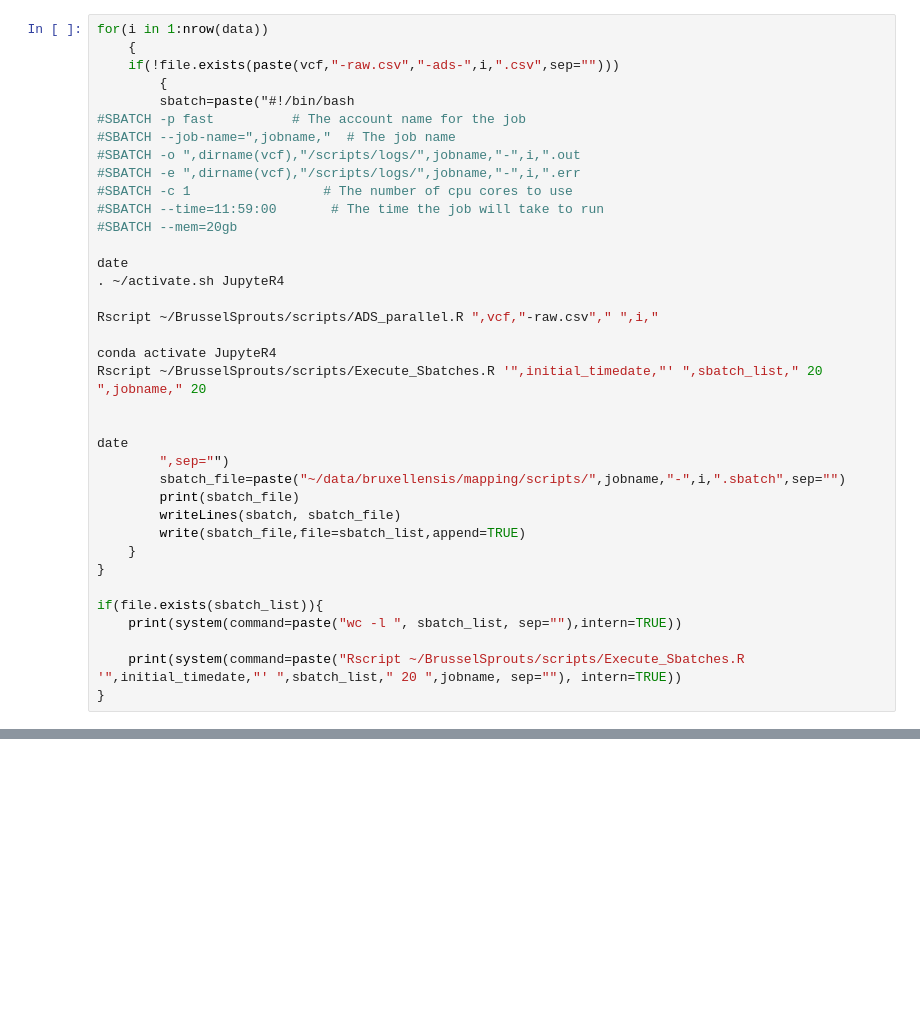
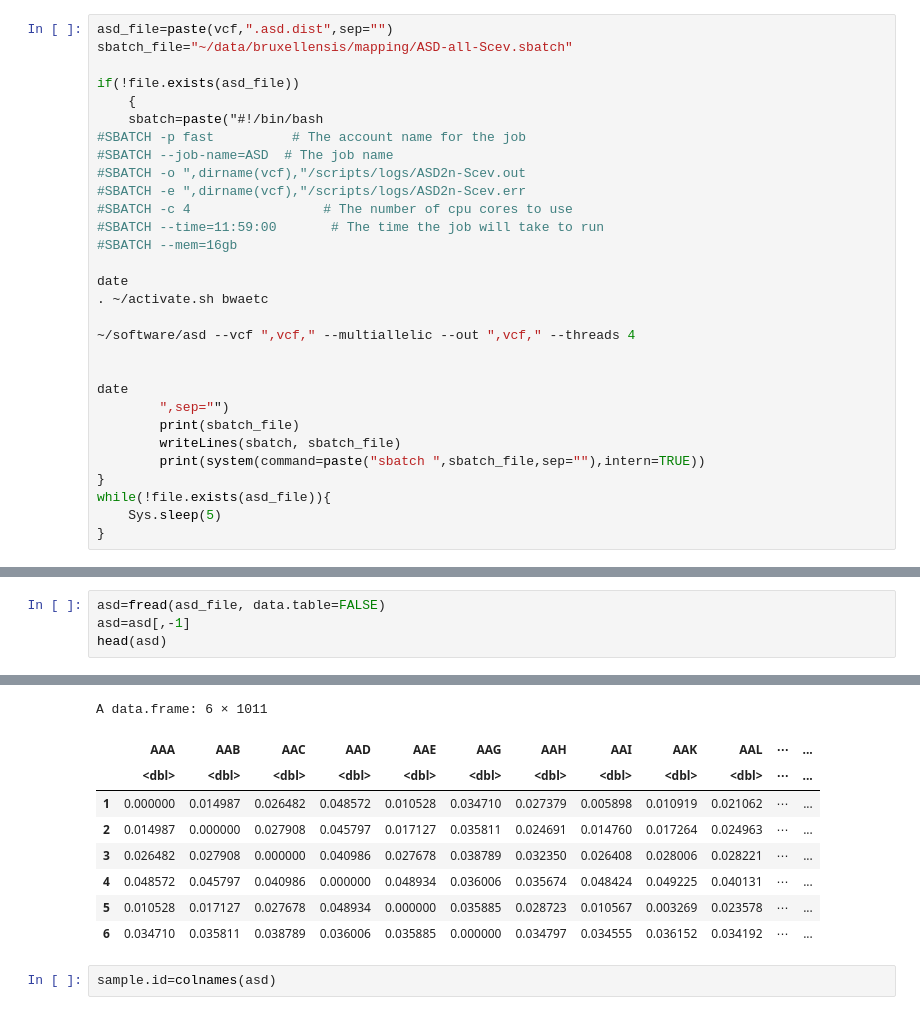
Before and after one commit to jnrunge/TRD, a Jupyter notebook: Phylogeny and structure (ADS).ipynb, the cells around one changed output, grey strips where cells are left out. Drawn from its saved outputs; the diff is of its cells as text; blank space fills up the shorter version.

```diff
--- a/Phylogeny and structure (ADS).ipynb
+++ b/Phylogeny and structure (ADS).ipynb
@@ -40,38 +25,31 @@ character(0)
 # %%
-for(i in 1:nrow(data))
+asd_file=paste(vcf,".asd.dist",sep="")
+sbatch_file="~/data/bruxellensis/mapping/ASD-all-Scev.sbatch"
+
+if(!file.exists(asd_file))
     {
-    if(!file.exists(paste(vcf,"-raw.csv","-ads-",i,".csv",sep="")))
-        {
-        sbatch=paste("#!/bin/bash
+    sbatch=paste("#!/bin/bash
 #SBATCH -p fast          # The account name for the job
-#SBATCH --job-name=",jobname,"  # The job name
-#SBATCH -o ",dirname(vcf),"/scripts/logs/",jobname,"-",i,".out
-#SBATCH -e ",dirname(vcf),"/scripts/logs/",jobname,"-",i,".err
-#SBATCH -c 1                 # The number of cpu cores to use
+#SBATCH --job-name=ASD  # The job name
+#SBATCH -o ",dirname(vcf),"/scripts/logs/ASD2n-Scev.out
+#SBATCH -e ",dirname(vcf),"/scripts/logs/ASD2n-Scev.err
+#SBATCH -c 4                 # The number of cpu cores to use
 #SBATCH --time=11:59:00       # The time the job will take to run
-#SBATCH --mem=20gb
+#SBATCH --mem=16gb
 
 date
-. ~/activate.sh JupyteR4
+. ~/activate.sh bwaetc
 
-Rscript ~/BrusselSprouts/scripts/ADS_parallel.R ",vcf,"-raw.csv"," ",i,"
-
-conda activate JupyteR4
-Rscript ~/BrusselSprouts/scripts/Execute_Sbatches.R '",initial_timedate,"' ",sbatch_list," 20 ",jobname," 20
+~/software/asd --vcf ",vcf," --multiallelic --out ",vcf," --threads 4
 
 
 date
         ",sep="")
-        sbatch_file=paste("~/data/bruxellensis/mapping/scripts/",jobname,"-",i,".sbatch",sep="")
         print(sbatch_file)
         writeLines(sbatch, sbatch_file)
-        write(sbatch_file,file=sbatch_list,append=TRUE)
-    }
+        print(system(command=paste("sbatch ",sbatch_file,sep=""),intern=TRUE))
 }
-
-if(file.exists(sbatch_list)){
-    print(system(command=paste("wc -l ", sbatch_list, sep=""),intern=TRUE))
-
-    print(system(command=paste("Rscript ~/BrusselSprouts/scripts/Execute_Sbatches.R '",initial_timedate,"' ",sbatch_list," 20 ",jobname, sep=""), intern=TRUE))
+while(!file.exists(asd_file)){
+    Sys.sleep(5)
 }
 # %% [output]
@@ -193,0 +58,5 @@ if(length(ID_missing)>0)
+# %%
+asd=fread(asd_file, data.table=FALSE)
+asd=asd[,-1]
+head(asd)
+# %% [output]
@@ -194 +65,12 @@ if(length(ID_missing)>0)
+A data.frame: 6 × 1011
+|  | AAA | AAB | AAC | AAD | AAE | AAG | AAH | AAI | AAK | AAL | ⋯ | ... |
+|  | <dbl> | <dbl> | <dbl> | <dbl> | <dbl> | <dbl> | <dbl> | <dbl> | <dbl> | <dbl> | ⋯ | ... |
+| 1 | 0.000000 | 0.014987 | 0.026482 | 0.048572 | 0.010528 | 0.034710 | 0.027379 | 0.005898 | 0.010919 | 0.021062 | ⋯ | ... |
+| 2 | 0.014987 | 0.000000 | 0.027908 | 0.045797 | 0.017127 | 0.035811 | 0.024691 | 0.014760 | 0.017264 | 0.024963 | ⋯ | ... |
+| 3 | 0.026482 | 0.027908 | 0.000000 | 0.040986 | 0.027678 | 0.038789 | 0.032350 | 0.026408 | 0.028006 | 0.028221 | ⋯ | ... |
+| 4 | 0.048572 | 0.045797 | 0.040986 | 0.000000 | 0.048934 | 0.036006 | 0.035674 | 0.048424 | 0.049225 | 0.040131 | ⋯ | ... |
+| 5 | 0.010528 | 0.017127 | 0.027678 | 0.048934 | 0.000000 | 0.035885 | 0.028723 | 0.010567 | 0.003269 | 0.023578 | ⋯ | ... |
+| 6 | 0.034710 | 0.035811 | 0.038789 | 0.036006 | 0.035885 | 0.000000 | 0.034797 | 0.034555 | 0.036152 | 0.034192 | ⋯ | ... |
+# %%
+sample.id=colnames(asd)
 # %%
```
Also changed, not shown: parts of 28 cells of this notebook, 3 other files.
